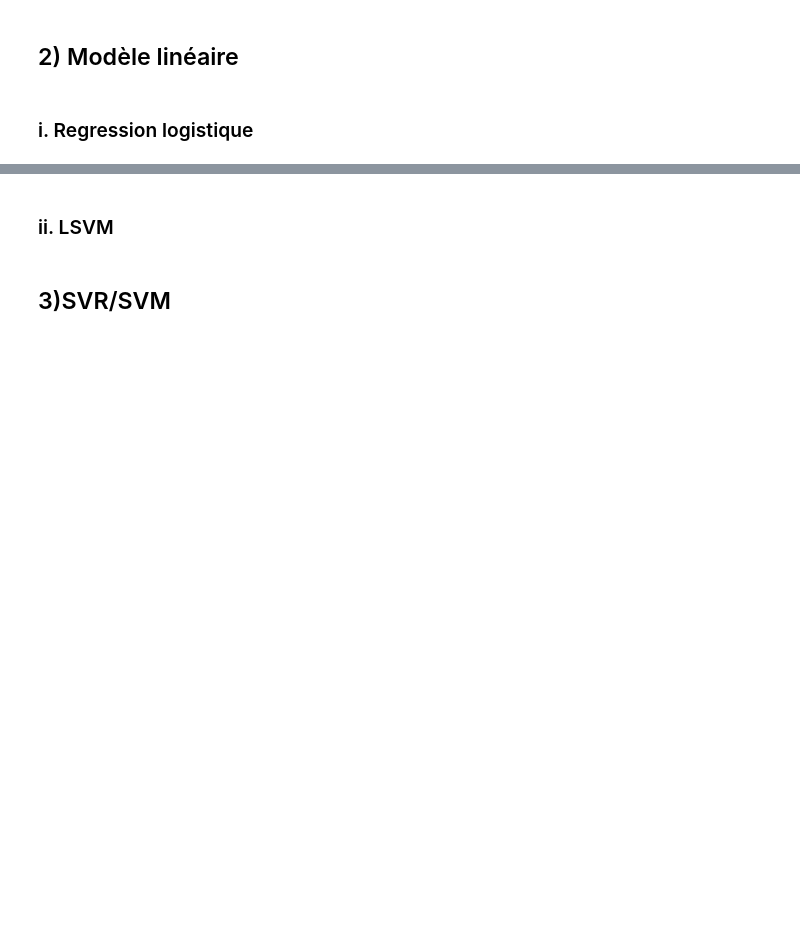
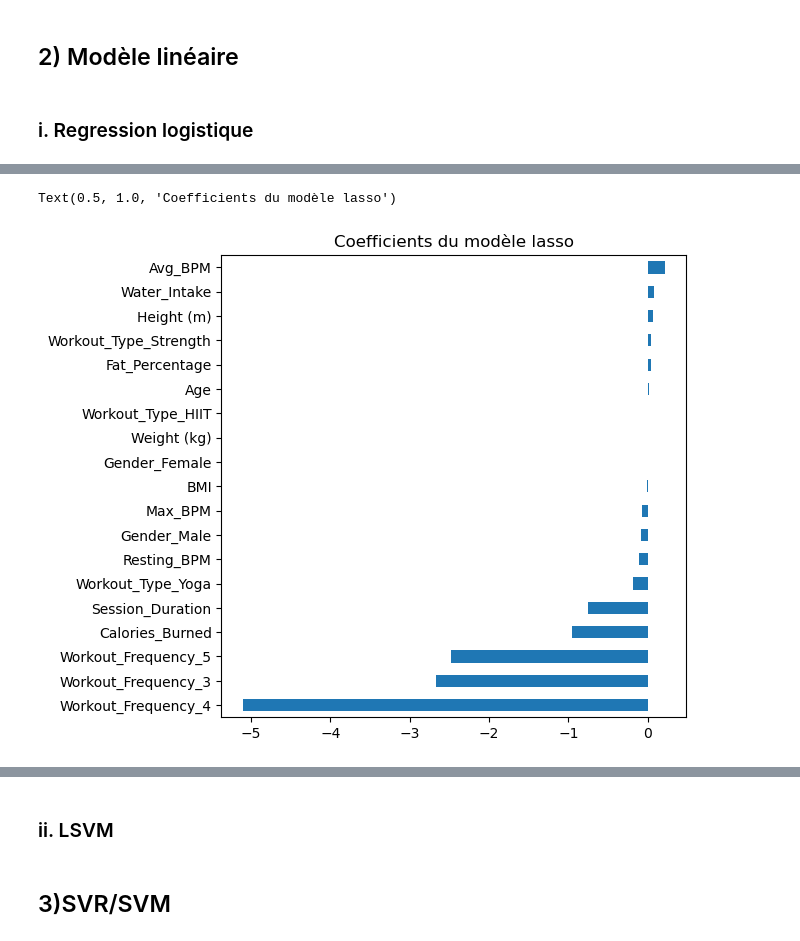
Before and after one commit to albanevergnes/projetML, a Jupyter notebook: Projet_python.ipynb, the cells around one changed output, grey strips where cells are left out. Cells and saved outputs as stored; diff of their text form; code cells hidden in the pictures; blank space fills up the shorter version.

```diff
--- a/Projet_python.ipynb
+++ b/Projet_python.ipynb
@@ -375,3 +441,14 @@ plt.show()
+# %%
+# L'algorithme des réseaux de neurones nécessite éventuellement une normalisation
+# des variables explicatives avec les commandes ci-dessous
+scaler = StandardScaler()
+scaler.fit(Xq_train)
+Xb1_train = scaler.fit_transform(X1_train)
+Xb1_test = scaler.transform(X1_test)
+Xb2_train = scaler.fit_transform(X2_train)
+Xb2_test = scaler.transform(X2_test)
+Xb3_train = scaler.fit_transform(X3_train)
+Xb3_test = scaler.transform(X3_test)
 # %% [markdown]
 ## 2) Modèle linéaire
 # %% [markdown]
@@ -378,0 +458,9 @@ plt.show()
+# %%
+# Optimisation du paramètre de pénalisation
+# grille de valeurs
+param=[{"C":[1,1.2,1.5,1.7,2,3,4]}]
+logit = GridSearchCV(LogisticRegression(penalty="l1",solver="liblinear"), param,cv=5,n_jobs=-1)
+logitOpt=logit.fit(Xb1_train, Y1_train)  # GridSearchCV est lui-même un estimateur
+# paramètre optimal
+logitOpt.best_params_["C"]
+print("Meilleur score = %f, Meilleur paramètre = %s" % (1.-logitOpt.best_score_,logitOpt.best_params_))
@@ -378,0 +498,6 @@ plt.show()
+# %%
+# Coefficients
+logitLasso=LogisticRegression(penalty="l1",C=logitOpt.best_params_['C'],
+                              solver="liblinear")
+logitCoef=logitLasso.fit(Xb1_train,Y1_train).coef_
+print(logitCoef[0])
@@ -378,0 +510,4 @@ plt.show()
+# %%
+coef = pd.Series(logitCoef[0], index = X1_train.columns)
+print("Lasso conserve " + str(sum(coef != 0)) +
+      " variables et en supprime " +  str(sum(coef == 0)))
@@ -378,0 +539,8 @@ plt.show()
+# %%
+imp_coef = coef.sort_values()
+plt.rcParams['figure.figsize'] = (6.0, 6.0)
+imp_coef.plot(kind = "barh")
+plt.title(u"Coefficients du modèle lasso")
+# %% [output]
+Text(0.5, 1.0, 'Coefficients du modèle lasso')
+[figure, added]
```
Also changed, not shown: parts of 41 cells of this notebook, 1 other file.
